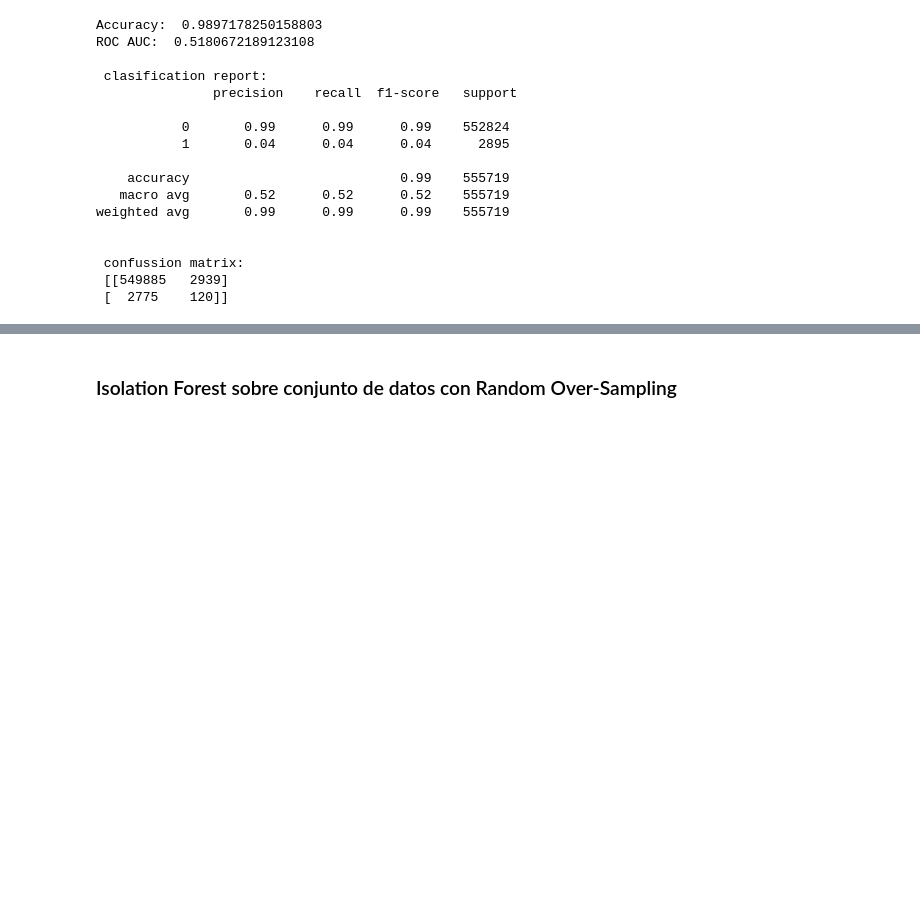
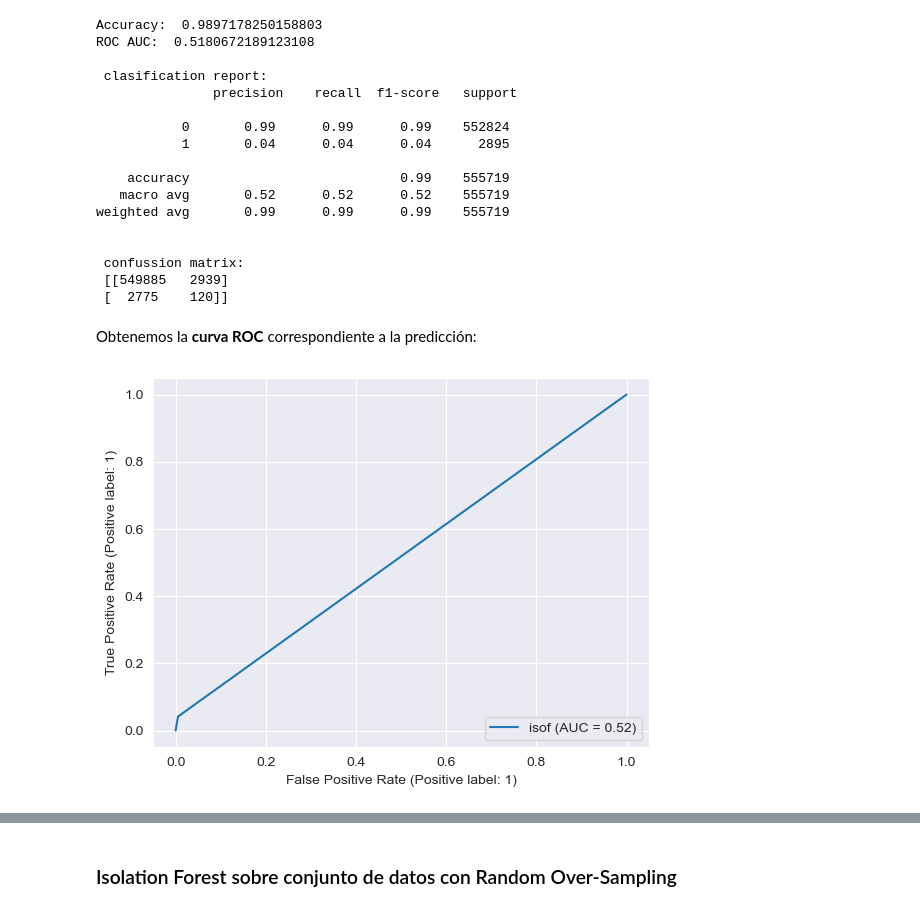
Before and after one commit to Rosanton/Rosa_Anton_TFM_ML_Fraud_Detection, a Jupyter notebook: TFM_3_Models.ipynb, the cells around one changed output, grey strips where cells are left out. Cells and saved outputs as stored; diff of their text form; code cells hidden in the pictures; blank space fills up the shorter version.

```diff
--- a/TFM_3_Models.ipynb
+++ b/TFM_3_Models.ipynb
@@ -1823,3 +1831,11 @@ weighted avg       0.99      0.99      0.99    555719
  confussion matrix:
  [[549885   2939]
  [  2775    120]]
+# %% [markdown]
+
+Obtenemos la **curva ROC** correspondiente a la predicción:
+# %%
+RocCurveDisplay.from_predictions(y_test, y_pred, name='isof')
+plt.show()
+# %% [output]
+[figure, added]
```
Also changed, not shown: parts of 36 cells of this notebook.
